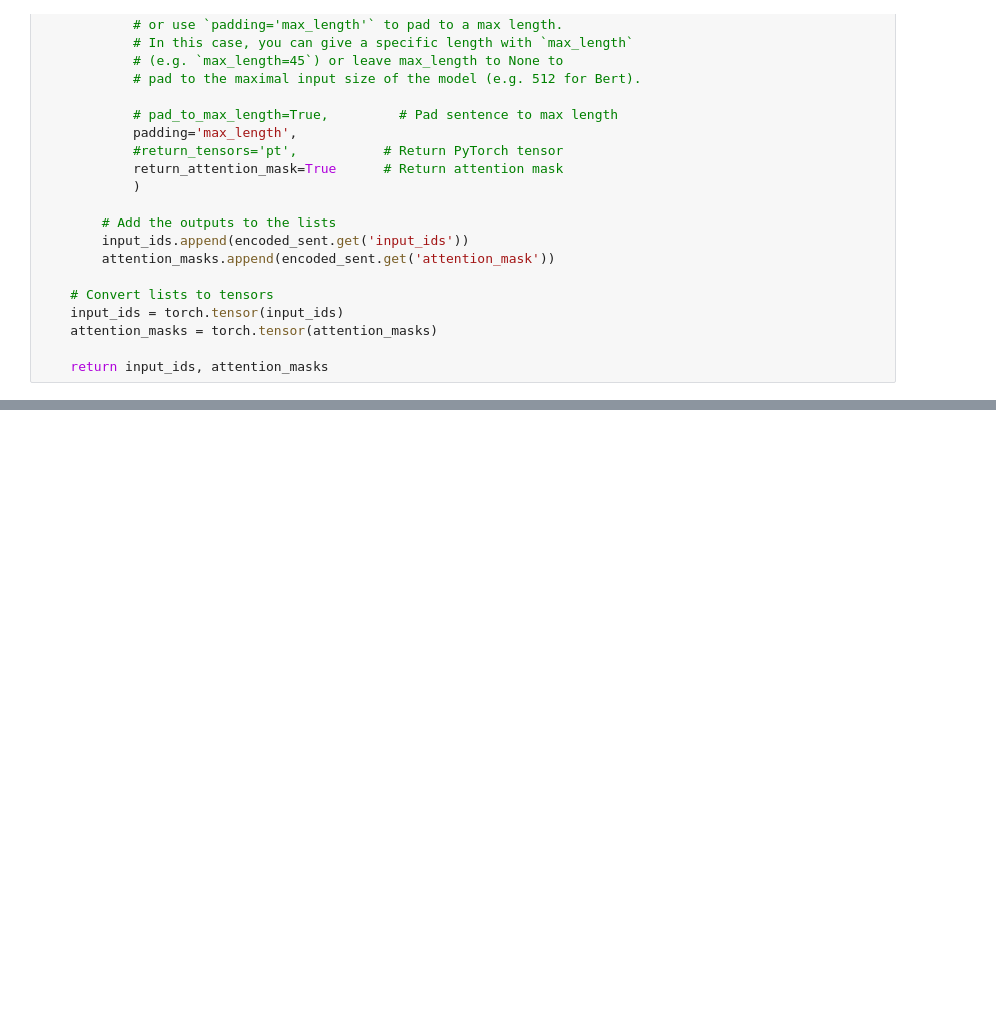
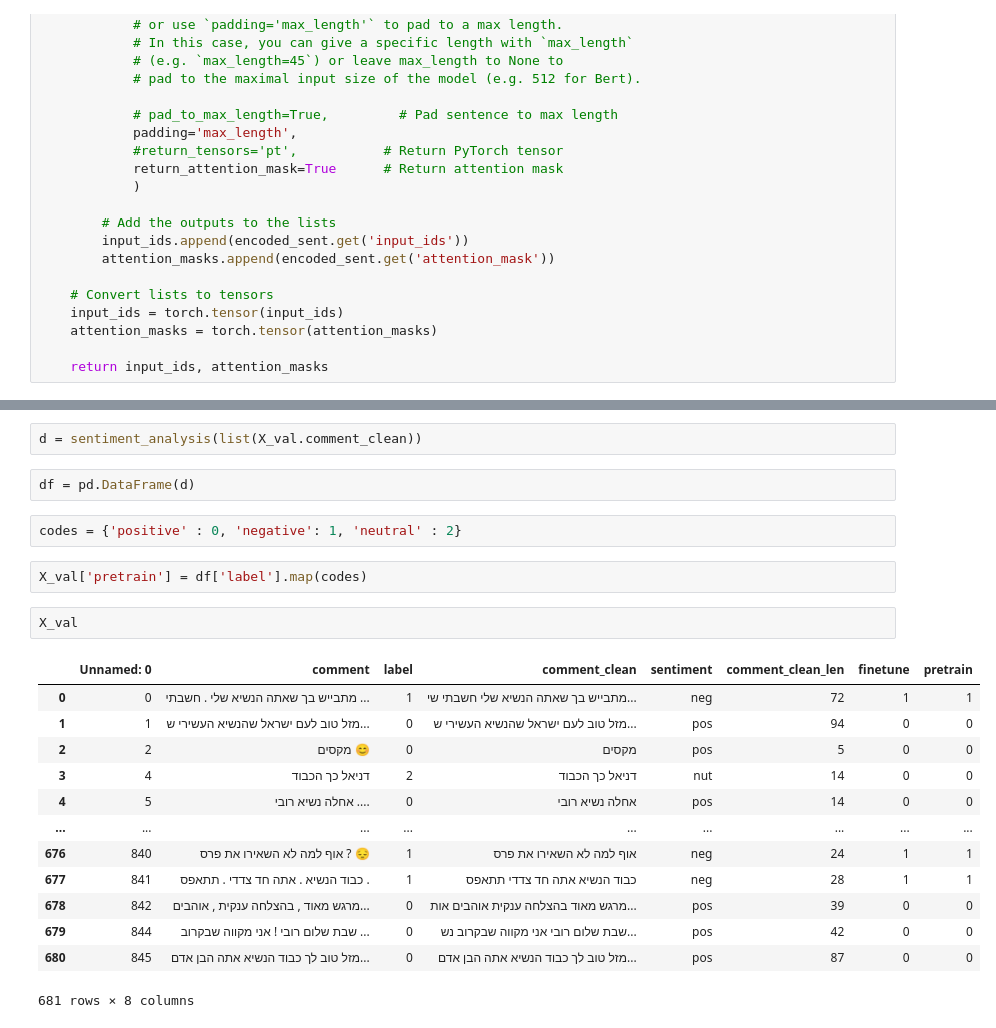
Before and after one commit to wzwzeyal/ojt_bert, a Jupyter notebook: notebooks_exploration/estimate_sentiment_model.ipynb, the cells around one changed output, grey strips where cells are left out. Drawn from its saved outputs; the diff is of its cells as text; blank space fills up the shorter version.

```diff
--- a/notebooks_exploration/estimate_sentiment_model.ipynb
+++ b/notebooks_exploration/estimate_sentiment_model.ipynb
@@ -83,0 +148,24 @@ print(res)
+# %%
+d = sentiment_analysis(list(X_val.comment_clean))
+# %%
+df = pd.DataFrame(d)
+# %%
+codes = {'positive' : 0, 'negative': 1, 'neutral' : 2}
+# %%
+X_val['pretrain'] = df['label'].map(codes)
+# %%
+X_val
+# %% [output]
+|  | Unnamed: 0 | comment | label | comment_clean | sentiment | comment_clean_len | finetune | pretrain |
+| 0 | 0 | מתבייש בך שאתה הנשיא שלי . חשבתי ... | 1 | מתבייש בך שאתה הנשיא שלי חשבתי שי... | neg | 72 | 1 | 1 |
+| 1 | 1 | מזל טוב לעם ישראל שהנשיא העשירי ש... | 0 | מזל טוב לעם ישראל שהנשיא העשירי ש... | pos | 94 | 0 | 0 |
+| 2 | 2 | מקסים 😊 | 0 | מקסים | pos | 5 | 0 | 0 |
+| 3 | 4 | דניאל כך הכבוד | 2 | דניאל כך הכבוד | nut | 14 | 0 | 0 |
+| 4 | 5 | אחלה נשיא רובי .... | 0 | אחלה נשיא רובי | pos | 14 | 0 | 0 |
+| ... | ... | ... | ... | ... | ... | ... | ... | ... |
+| 676 | 840 | אוף למה לא השאירו את פרס ? 😔 | 1 | אוף למה לא השאירו את פרס | neg | 24 | 1 | 1 |
+| 677 | 841 | כבוד הנשיא . אתה חד צדדי . תתאפס . | 1 | כבוד הנשיא אתה חד צדדי תתאפס | neg | 28 | 1 | 1 |
+| 678 | 842 | מרגש מאוד , בהצלחה ענקית , אוהבים... | 0 | מרגש מאוד בהצלחה ענקית אוהבים אות... | pos | 39 | 0 | 0 |
+| 679 | 844 | שבת שלום רובי ! אני מקווה שבקרוב ... | 0 | שבת שלום רובי אני מקווה שבקרוב נש... | pos | 42 | 0 | 0 |
+| 680 | 845 | מזל טוב לך כבוד הנשיא אתה הבן אדם... | 0 | מזל טוב לך כבוד הנשיא אתה הבן אדם... | pos | 87 | 0 | 0 |
+681 rows × 8 columns
```
Also changed, not shown: parts of 17 cells of this notebook.
